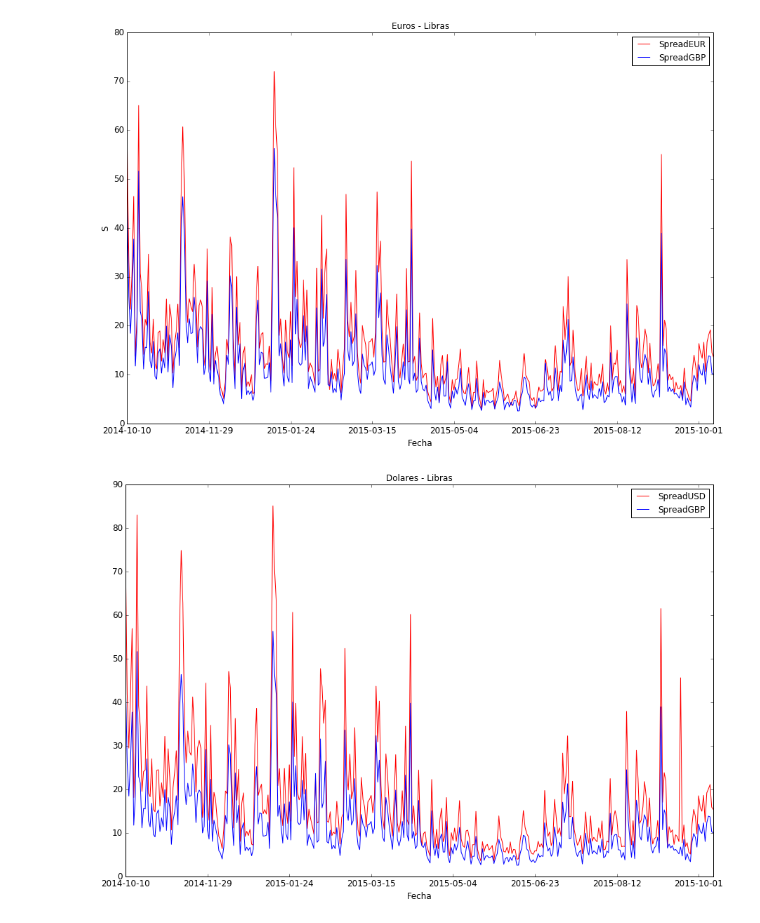
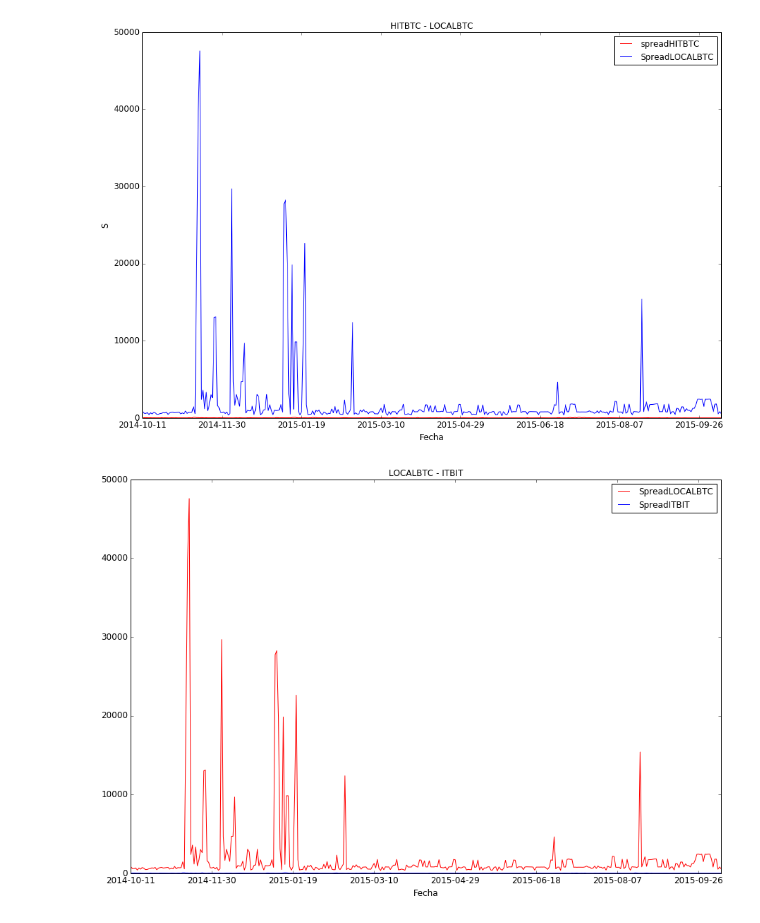
Before and after one commit to giovamata/campusciff-2016, a Jupyter notebook: Finales/Python/proyectofinal-Parte1.ipynb, the cells around one changed output. Cells and saved outputs as stored; diff of their text form; code cells hidden in the pictures.

```diff
--- a/Finales/Python/proyectofinal-Parte1.ipynb
+++ b/Finales/Python/proyectofinal-Parte1.ipynb
@@ -277,6 +319,6 @@ dfUSDmin = dfUSDmin.set_index("Fecha")
 # %%
-dfUSDSP["PrecioMax"] = dfUSDmax["PrecioUSD"]
-dfUSDSP["PrecioMin"] = dfUSDmin["PrecioUSD"]
-dfFIN["SpreadUSD"]= dfUSDSP["PrecioMax"] - dfUSDSP["PrecioMin"]
+dfitbitSP["PrecioMax"] = dfitbitmax["PrecioITBIT"]
+dfitbitSP["PrecioMin"] = dfitbitmin["PrecioITBIT"]
+dfFIN["SpreadITBIT"]= dfitbitSP.PrecioMax - dfitbitSP.PrecioMin
 dfFIN.head(10)
 # %% [output]
@@ -295,15 +337,15 @@ dfFIN.head(10)
 # %%
-# OBtengo Spread de los diferentes Grupos, Valor Maximo y Minimo Libras
-dfGBPtot = dfGBPtot[dfGBPtot["Fecha"] >= "2014-10-10"]
-dfGBPmax = dfGBPtot.sort_values(["Fecha","Fecha-Hora"], ascending=True).groupby("Fecha", as_index=False).max()
-dfGBPmin = (dfGBPtot.sort_values(["Fecha","Fecha-Hora"], ascending=True).groupby("Fecha", as_index=False).min())
+# OBtengo Spread de los diferentes Grupos, Valor Maximo y Minimo
+localbtc = localbtc[(localbtc['Fecha'] > '2014-10-10') & (localbtc['Fecha'] <= '2015-10-10')]
+dflocalbtcmax = localbtc.sort_values(["Fecha","Fecha-Hora"], ascending=True).groupby("Fecha", as_index=False).max()
+dflocalbtcmin = (localbtc.sort_values(["Fecha","Fecha-Hora"], ascending=True).groupby("Fecha", as_index=False).min())
 # %%
-dfGBPSP = dfFIN
-dfGBPmax = dfGBPmax.set_index("Fecha")
-dfGBPmin = dfGBPmin.set_index("Fecha")
+dflocalbtcSP = dfFIN
+dflocalbtcmax = dflocalbtcmax.set_index("Fecha")
+dflocalbtcmin = dflocalbtcmin.set_index("Fecha")
 # %%
-dfGBPSP["PrecioMax"] = dfGBPmax["PrecioGBP"]
-dfGBPSP["PrecioMin"] = dfGBPmin["PrecioGBP"]
-dfFIN["SpreadGBP"]= dfGBPSP["PrecioMax"] - dfGBPSP["PrecioMin"]
+dflocalbtcSP["PrecioMax"] = dflocalbtcmax["PrecioLOCALBTC"]
+dflocalbtcSP["PrecioMin"] = dflocalbtcmin["PrecioLOCALBTC"]
+dfFIN["SpreadLOCALBTC"]= dflocalbtcSP.PrecioMax - dflocalbtcSP.PrecioMin
 dfFIN.head(10)
 # %% [output]
@@ -396,15 +438,15 @@ plt.show()
 # %%
 # Graficar los Spread, comparativos
-ax = dfFIN[['SpreadEUR','SpreadGBP']].plot(kind='line', title ="Euros - Libras",color=["red","blue"],figsize=(15,10),legend=True, fontsize=12)
+ax = dfFIN[['spreadHITBTC','SpreadLOCALBTC']].plot(kind='line', title ="HITBTC - LOCALBTC",color=["red","blue"],figsize=(15,10),legend=True, fontsize=12)
 ax.set_xlabel("Fecha",fontsize=12)
 ax.set_ylabel("S",fontsize=12)
 plt.show()
 # %% [output]
-[figure, old version]
+[figure, new version]
 # %%
 # Graficar los Spread, comparativos
-ax = dfFIN[['SpreadUSD','SpreadGBP']].plot(kind='line', title ="Dolares - Libras", color=["red","blue"], figsize=(15,10),legend=True, fontsize=12)
+ax = dfFIN[['SpreadLOCALBTC','SpreadITBIT']].plot(kind='line', title ="LOCALBTC - ITBIT", color=["red","blue"], figsize=(15,10),legend=True, fontsize=12)
 ax.set_xlabel("Fecha",fontsize=12)
 plt.show()
 # %% [output]
-[figure, old version]
+[figure, new version]
```
Also changed, not shown: parts of 38 cells of this notebook, 3 other files.
